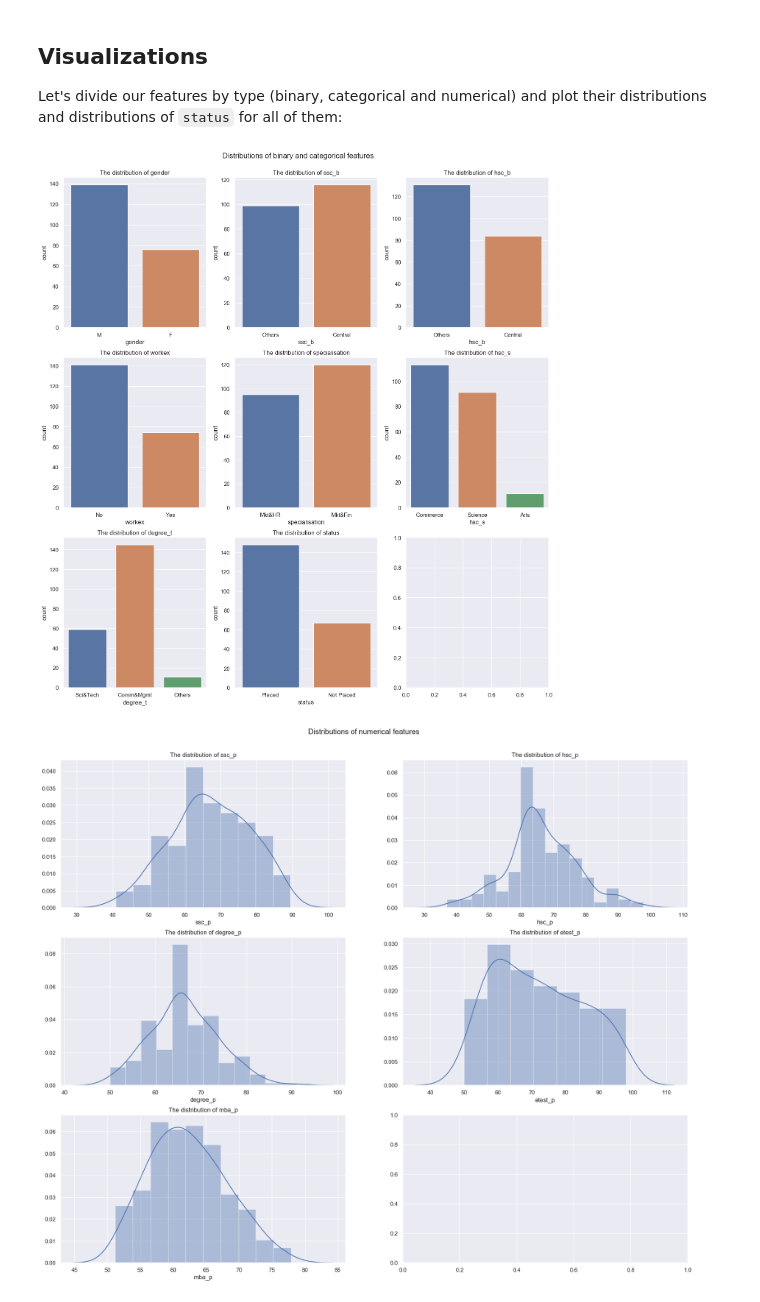
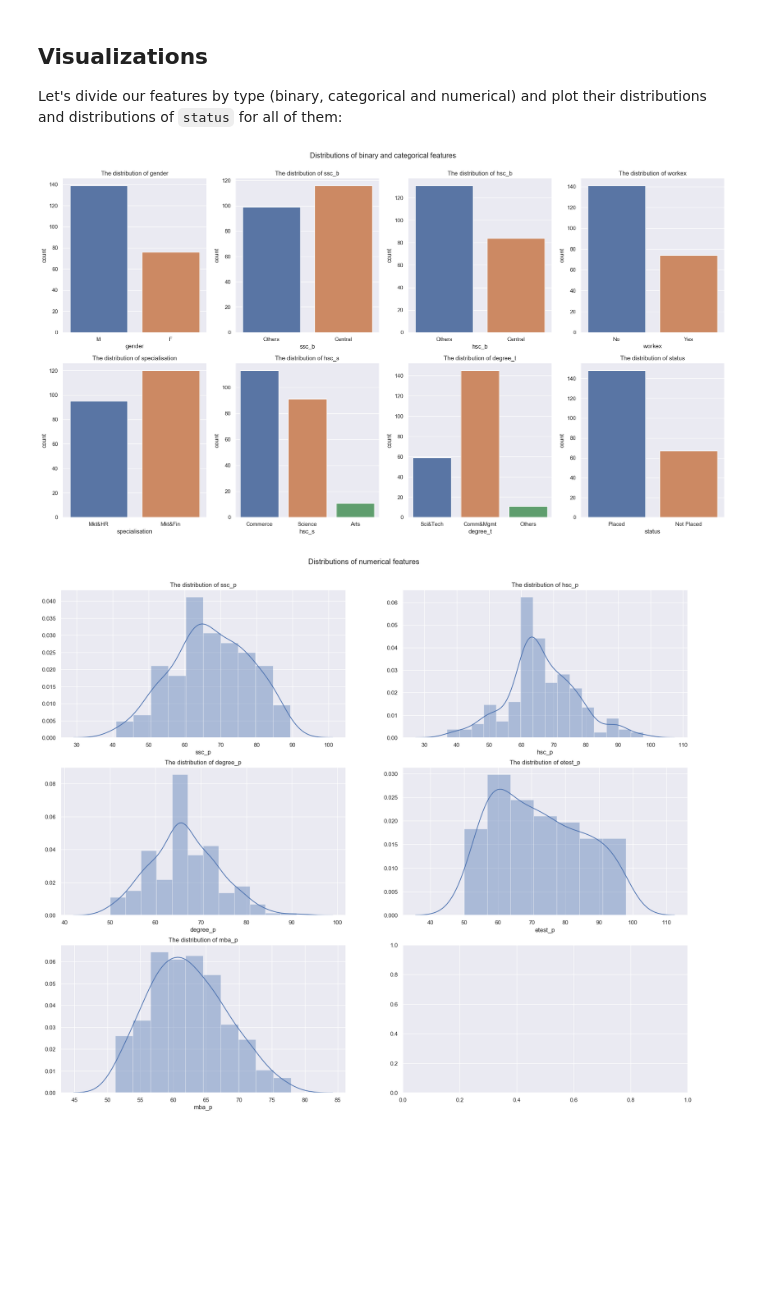
Before and after one commit to datafrey/campus-recruitment-analysis, a Jupyter notebook: Campus recruitment.ipynb, the cells around one changed output. Drawn from its saved outputs; the diff is of its cells as text; code cells hidden in the pictures; blank space fills up the shorter version.

```diff
--- a/Campus recruitment.ipynb
+++ b/Campus recruitment.ipynb
@@ -104,24 +104,20 @@ bin_features = ['gender', 'ssc_b', 'hsc_b', 'workex', 'specialisation']
 cat_features = ['hsc_s', 'degree_t']
 num_features = ['ssc_p', 'hsc_p', 'degree_p', 'etest_p', 'mba_p']
 # %%
-fig, axes = plt.subplots(3, 3, figsize=(17, 17))
+fig, axes = plt.subplots(2, 4, figsize=(24, 12))
 
 feature_names = iter(bin_features + cat_features + ['status'])
-for row in range(3):
-    for col in range(3):
-        try:
-            feature_name = next(feature_names)
-        except StopIteration:
-            break
-
+for row in range(2):
+    for col in range(4):
+        feature_name = next(feature_names)
         sns.countplot(data[feature_name], ax=axes[row, col])
         axes[row, col].set_title(f'The distribution of {feature_name}')
 
 fig.suptitle('Distributions of binary and categorical features')
-fig.subplots_adjust(top=0.94)
+fig.subplots_adjust(top=0.92)
 fig.show()
 # %% [output]
-[figure, old version]
+[figure, new version]
 # %%
 fig, axes = plt.subplots(3, 2, figsize=(22, 17))
 
```
Also changed, not shown: parts of 3 cells of this notebook.
